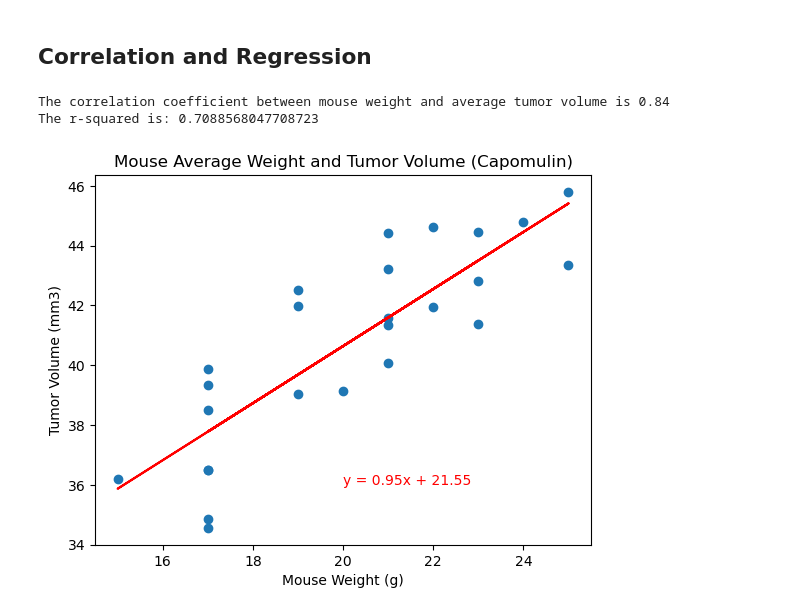
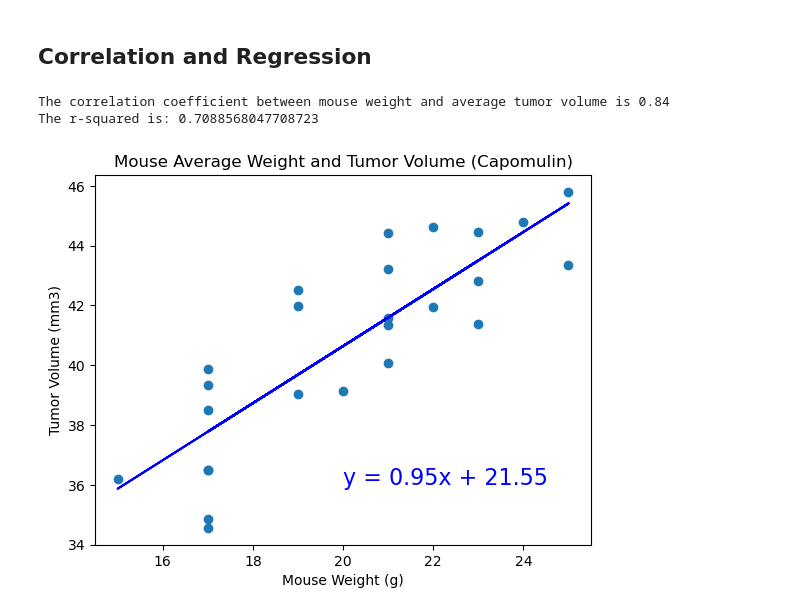
Before and after one commit to EmG3214/matplotlib-challenge, a Jupyter notebook: pymaceuticals_maincode.ipynb, the cells around one changed output. Cells and saved outputs as stored; diff of their text form; code cells hidden in the pictures.

```diff
--- a/pymaceuticals_maincode.ipynb
+++ b/pymaceuticals_maincode.ipynb
@@ -22,7 +22,7 @@ mouse_metadata = pd.read_csv(mouse_metadata_path)
 study_results = pd.read_csv(study_results_path)
 
 # Combine the data into a single dataset
-pharma_complete = pd.merge(mouse_metadata, study_results, how= "outer", on = "Mouse ID")
+pharma_complete = pd.merge(mouse_metadata, study_results, how= "left", on = "Mouse ID")
 
 # Display the data table for preview
 pharma_complete.head(20)
@@ -354,21 +335,21 @@ Text(0, 0.5, 'Tumor Volume (mm3)')
 # %%
 # Calculate the correlation coefficient for mouse weight and average tumor volume for the Capomulin regimen
 weight_vol_corr = st.pearsonr(cap_weight, cap_tum_vol)
 print(f"The correlation coefficient between mouse weight and average tumor volume is {round(weight_vol_corr[0],2)}")
 
 #and linear regression model for mouse weight and average tumor volume for the Capomulin regimen
 slope, int, r, p, std_err = st.linregress(cap_weight, cap_tum_vol)
 regressio_values = slope * cap_weight + int
 line_eq = "y = " + str(round(slope,2)) + "x + " + str(round(int,2))
 plt.scatter(cap_weight, cap_tum_vol)
-plt.plot(cap_weight,regressio_values,"r-")
-plt.annotate(line_eq,(20,36),fontsize=10,color="red")
+plt.plot(cap_weight,regressio_values,"b-")
+plt.annotate(line_eq,(20,36),fontsize=16,color="blue")
 plt.title("Mouse Average Weight and Tumor Volume (Capomulin)")
 plt.xlabel("Mouse Weight (g)")
 plt.ylabel("Tumor Volume (mm3)")
-print(f"The r-squared is: {r**2}")
+print(f"The r-squared is: {r**2}") #Just extra information for fun
 plt.show()
 # %% [output]
 The correlation coefficient between mouse weight and average tumor volume is 0.84
 The r-squared is: 0.7088568047708723
-[figure, old version]
+[figure, new version]
```
Also changed, not shown: parts of 7 cells of this notebook.
